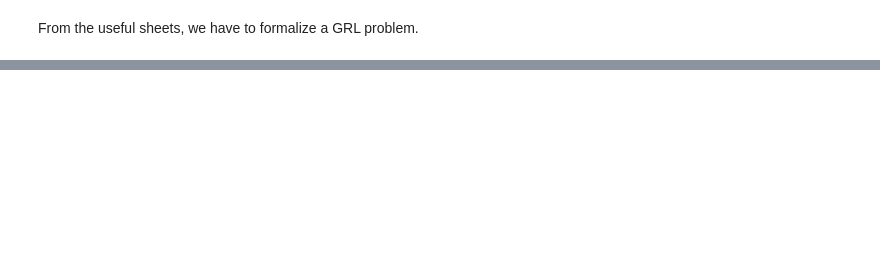
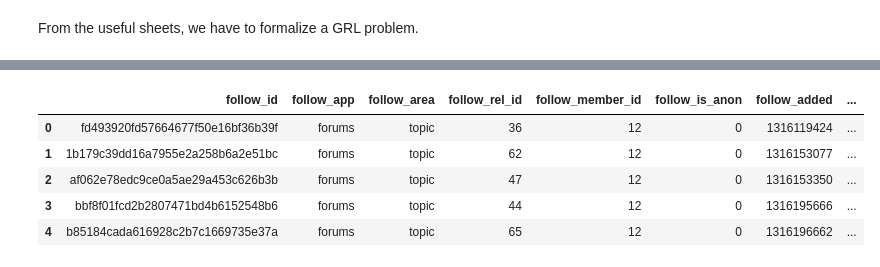
Before and after one commit to 7vik/dwayne, a Jupyter notebook: src/36 > Steel to Graphite.ipynb, the cells around one changed output, grey strips where cells are left out. Saved outputs shown, nothing was run; the diff lists cells and outputs as text; code cells hidden in the pictures; blank space fills up the shorter version.

Commit message:
filter useful data

```diff
--- a/src/36 > Steel to Graphite.ipynb
+++ b/src/36 > Steel to Graphite.ipynb
@@ -29,6 +29,14 @@ dfs['calendar_event_comments'].head(3);
 # %%
-#16. follow_rel_id (?) and follow_member_id may be useful.
-dfs['core_follow'];
+# 8066 follow connections
+# follow_rel_id (?) and follow_member_id may be useful.
+dfs['core_follow'].head(5)
+# %% [output]
+|  | follow_id | follow_app | follow_area | follow_rel_id | follow_member_id | follow_is_anon | follow_added | ... |
+| 0 | fd493920fd57664677f50e16bf36b39f | forums | topic | 36 | 12 | 0 | 1316119424 | ... |
+| 1 | 1b179c39dd16a7955e2a258b6a2e51bc | forums | topic | 62 | 12 | 0 | 1316153077 | ... |
+| 2 | af062e78edc9ce0a5ae29a453c626b3b | forums | topic | 47 | 12 | 0 | 1316153350 | ... |
+| 3 | bbf8f01fcd2b2807471bd4b6152548b6 | forums | topic | 44 | 12 | 0 | 1316195666 | ... |
+| 4 | b85184cada616928c2b7c1669735e37a | forums | topic | 65 | 12 | 0 | 1316196662 | ... |
 # %%
 #25. All Users. Important.
 # member_id is unique and reflected across all csvs (total 1207)
```
Also changed, not shown: parts of 15 cells of this notebook.
